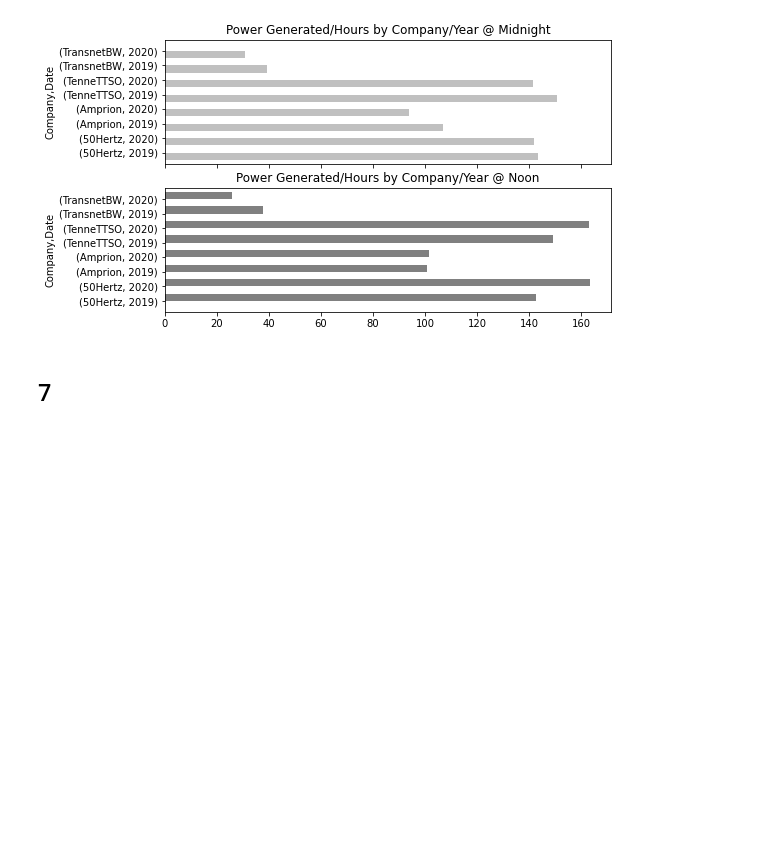
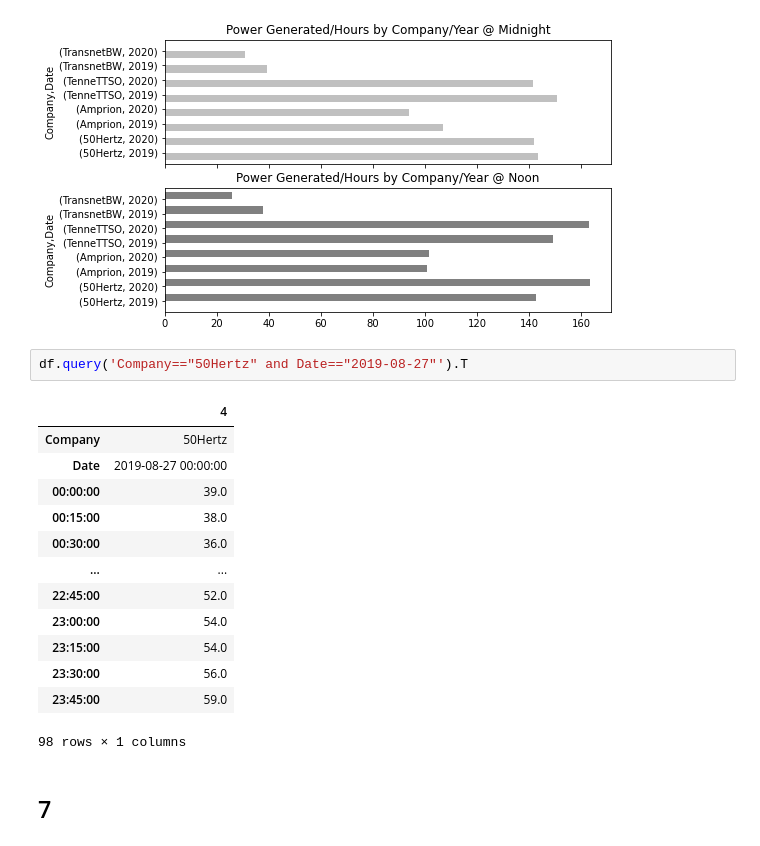
Before and after one commit to btully12/IP3_BJT, a Jupyter notebook: IP3_BJT.ipynb, the cells around one changed output. Drawn from its saved outputs; the diff is of its cells as text; blank space fills up the shorter version.

```diff
--- a/IP3_BJT.ipynb
+++ b/IP3_BJT.ipynb
@@ -104,6 +120,22 @@ noon.plot.barh(ax=axarr[1], title="Power Generated/Hours by Company/Year @ Noon"
 plt.savefig('combined_bar_chart.png')
 # %% [output]
 [figure]
+# %%
+df.query('Company=="50Hertz" and Date=="2019-08-27"').T
+# %% [output]
+|  | 4 |
+| Company | 50Hertz |
+| Date | 2019-08-27 00:00:00 |
+| 00:00:00 | 39.0 |
+| 00:15:00 | 38.0 |
+| 00:30:00 | 36.0 |
+| ... | ... |
+| 22:45:00 | 52.0 |
+| 23:00:00 | 54.0 |
+| 23:15:00 | 54.0 |
+| 23:30:00 | 56.0 |
+| 23:45:00 | 59.0 |
+98 rows × 1 columns
 # %% [markdown]
 ## 7
 # %%
```
Also changed, not shown: parts of 2 cells of this notebook.
